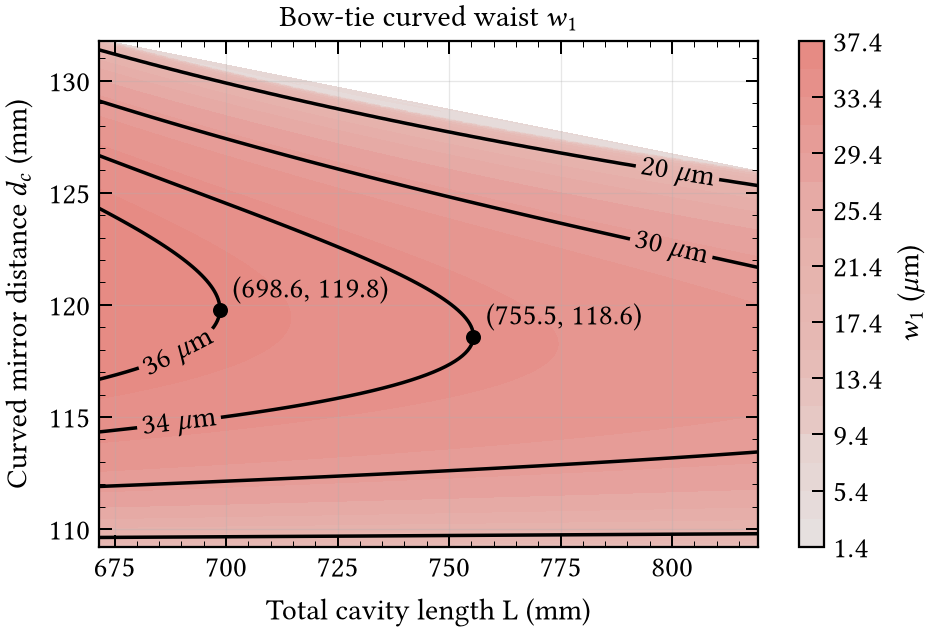
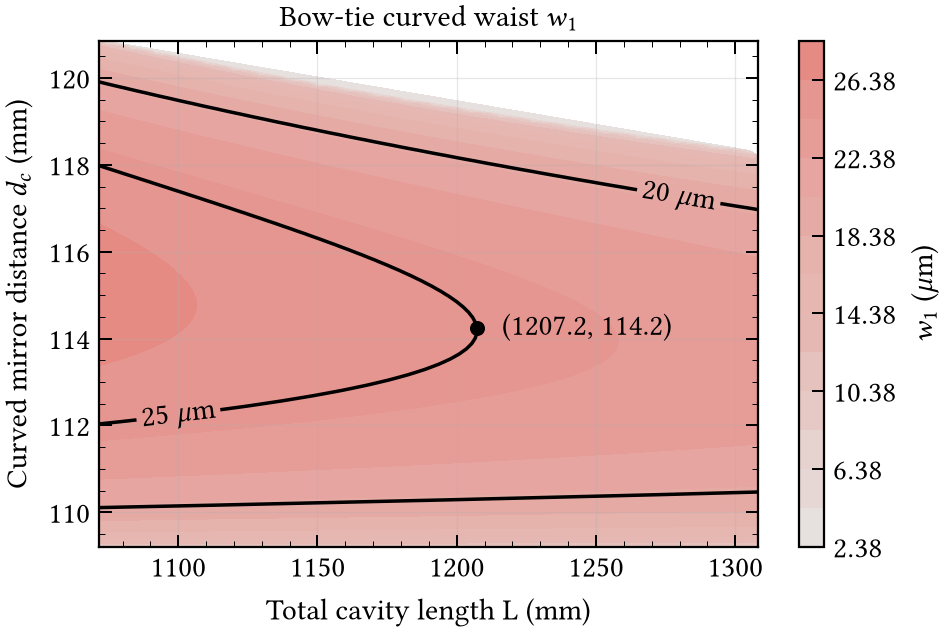
The notebook cell's code change between the first figure and the second:
--- before
+++ after
@@ -16,5 +16,5 @@
 
 # Main contour lines
-levels = [20, 30, 34, 36]
+levels = [20, 25]
 
 CS = ax.tricontour(
@@ -76,7 +76,11 @@
 
 stability_color = "k"
+
 edge_tol = 0.01 * (xmax - xmin)
+fig.canvas.draw()
+renderer = fig.canvas.get_renderer()
 
 for level, segs in zip(levels, CS.allsegs):
+    segs = [s for s in segs if len(s) > 0]
     if not segs:
         continue
@@ -87,14 +91,34 @@
 
     if x_tip > xmax - edge_tol:
-        continue  # tip is just where the contour exits the plot, skip it
+        continue
 
     ax.plot(x_tip, y_tip, "o", color=stability_color)
-    ax.annotate(
-        f"({x_tip:.1f}, {y_tip:.1f})",
-        xy=(x_tip, y_tip),
-        xytext=(5, 5),
-        textcoords="offset points",
-        color=stability_color
-    )
+
+    dx_curve = seg[min(idx + 1, len(seg) - 1), 0] - seg[max(idx - 1, 0), 0]
+    prefer_left = dx_curve >= 0
+
+    def place(xoff, ha):
+        txt = ax.annotate(
+            f"({x_tip:.1f}, {y_tip:.1f})",
+            xy=(x_tip, y_tip),
+            xytext=(xoff, 0),
+            textcoords="offset points",
+            color=stability_color,
+            ha=ha,
+            va="center",
+        )
+        bbox = txt.get_window_extent(renderer=renderer)
+        bbox_data = bbox.transformed(ax.transData.inverted())
+        return txt, bbox_data
+
+    # push further out (18 instead of 5) so the text clears the diverging branches
+    push_pos = 10
+    xoff, ha = (-push_pos, "right") if prefer_left else (push_pos, "left")
+    txt, bbox_data = place(xoff, ha)
+
+    if bbox_data.x1 > xmax or bbox_data.x0 < xmin:
+        txt.remove()
+        xoff, ha = (push_pos, "left") if ha == "right" else (-push_pos, "right")
+        txt, bbox_data = place(xoff, ha)
 
 texts = ax.clabel(

Commit: Minor adjustments